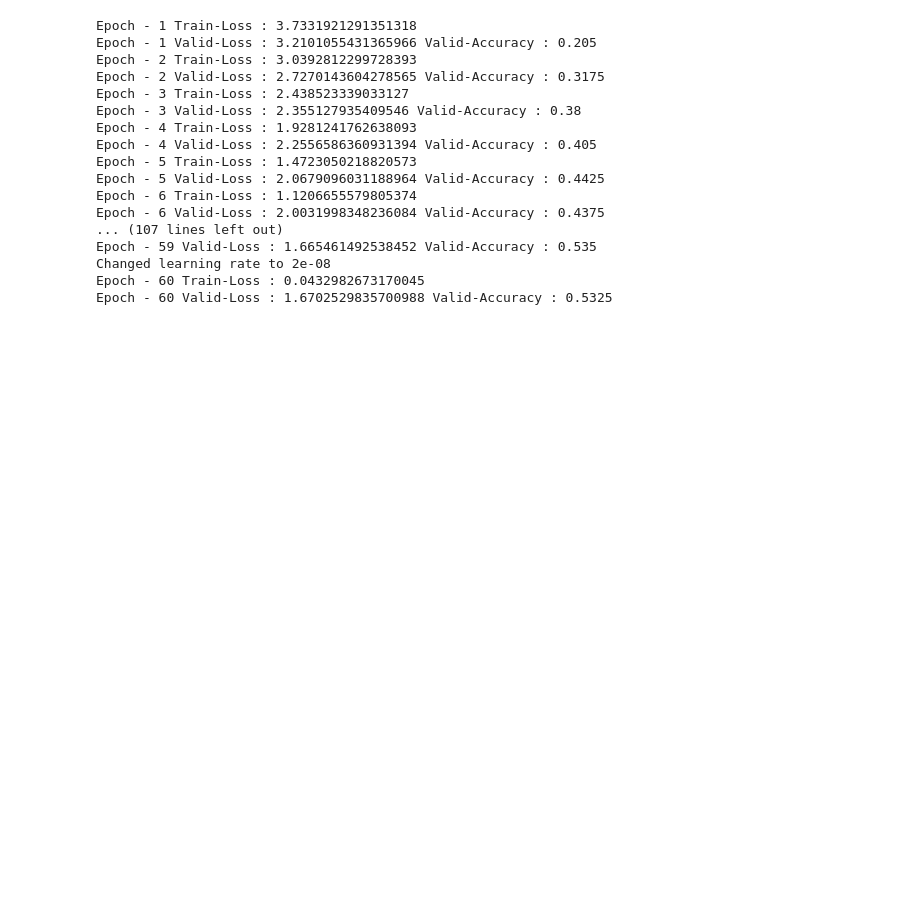
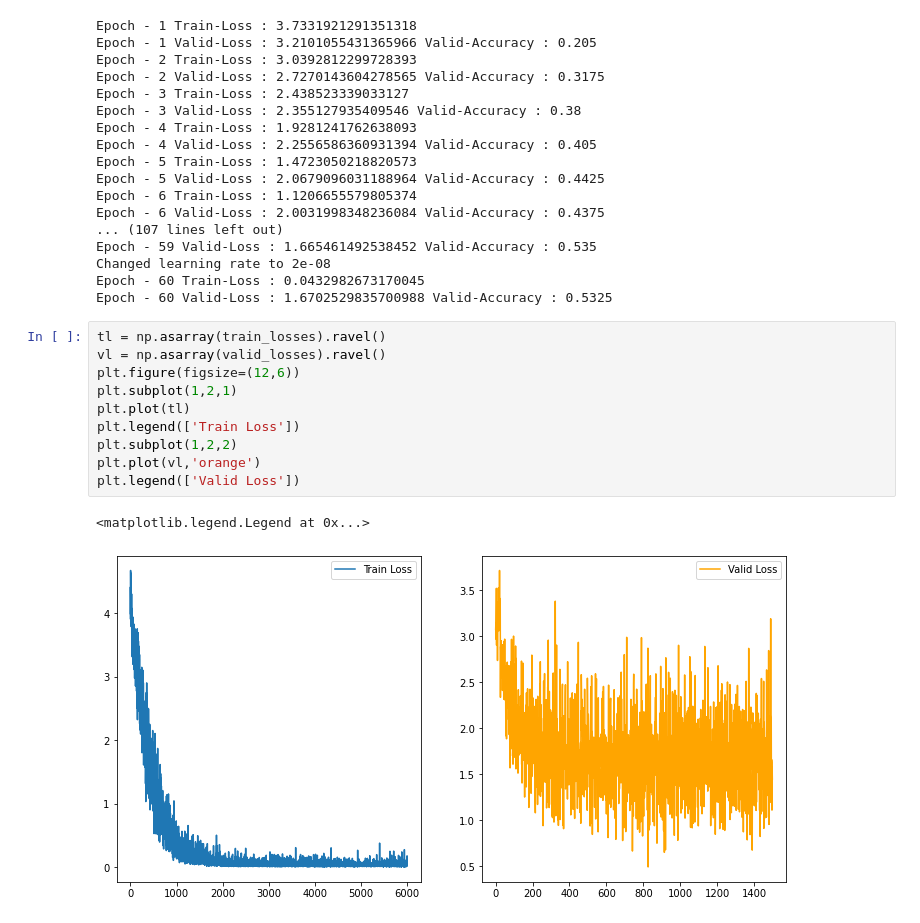
Before and after one commit to ayyucedemirbas/machine_learning_algorithms, a Jupyter notebook: audio/ESC_50_Classification_PyTorch.ipynb, the cells around one changed output. Drawn from its saved outputs; the diff is of its cells as text; blank space fills up the shorter version.

```diff
--- a/audio/ESC_50_Classification_PyTorch.ipynb
+++ b/audio/ESC_50_Classification_PyTorch.ipynb
@@ -259,3 +259,16 @@ Epoch - 59 Valid-Loss : 1.665461492538452 Valid-Accuracy : 0.535
 Changed learning rate to 2e-08
 Epoch - 60 Train-Loss : 0.0432982673170045
 Epoch - 60 Valid-Loss : 1.6702529835700988 Valid-Accuracy : 0.5325
+# %%
+tl = np.asarray(train_losses).ravel()
+vl = np.asarray(valid_losses).ravel()
+plt.figure(figsize=(12,6))
+plt.subplot(1,2,1)
+plt.plot(tl)
+plt.legend(['Train Loss'])
+plt.subplot(1,2,2)
+plt.plot(vl,'orange')
+plt.legend(['Valid Loss'])
+# %% [output]
+<matplotlib.legend.Legend at 0x...>
+[figure, added]
```
Also changed, not shown: parts of 3 cells of this notebook, 1 other file.
